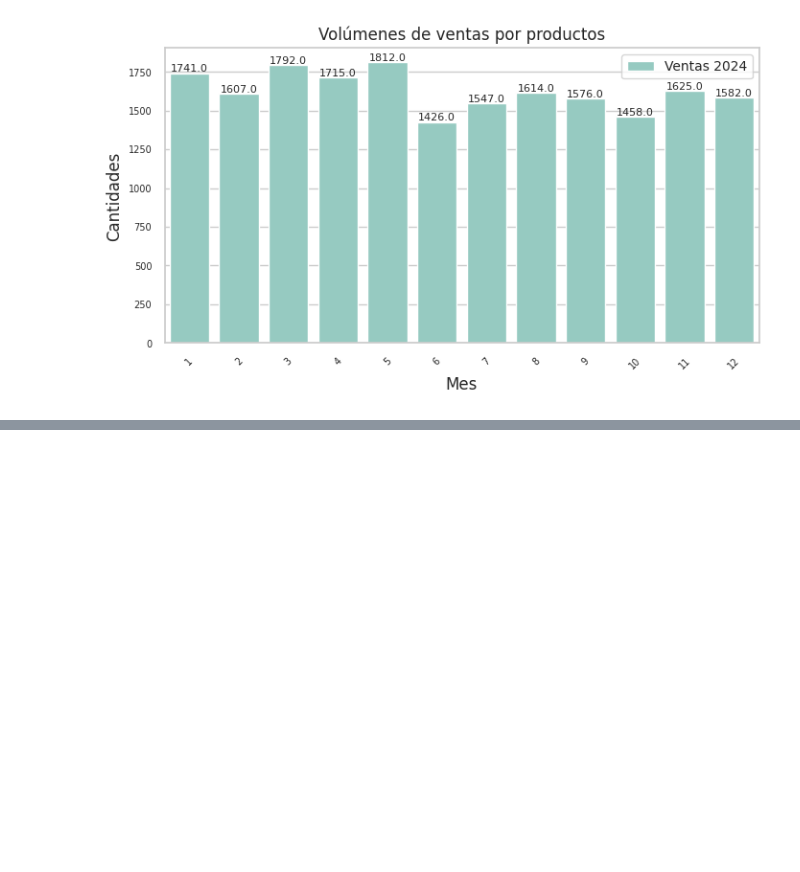
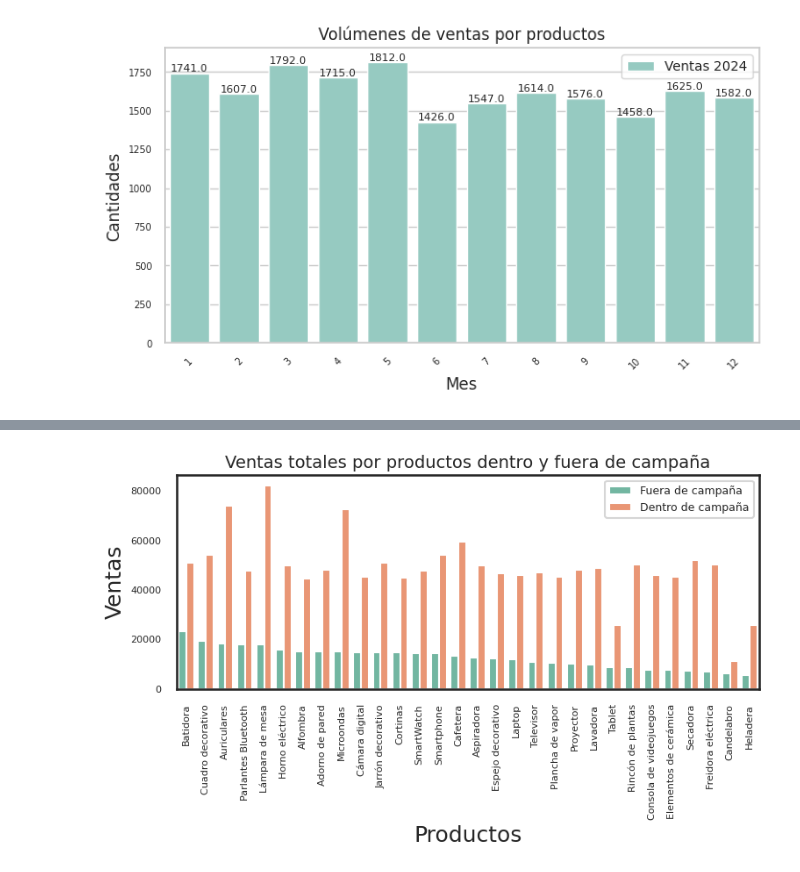
Before and after one commit to VictoriaGoldaraz/TT-2C2025-Data-Analitycs-Notebooks, a Jupyter notebook: Goldaraz,_María_Victoria_Comisión_C252613_TPI_Data_Analytics.ipynb, the cells around one changed output, grey strips where cells are left out. Cells and saved outputs as stored; diff of their text form; code cells hidden in the pictures; blank space fills up the shorter version.

```diff
--- a/Goldaraz,_María_Victoria_Comisión_C252613_TPI_Data_Analytics.ipynb
+++ b/Goldaraz,_María_Victoria_Comisión_C252613_TPI_Data_Analytics.ipynb
@@ -943,0 +1059,5 @@ plt.show()
+# %%
+ # Unimos ambos DF
+ventas_con_sin_marketing = pd.merge(ventas_con_marketing_final, ventas_sin_marketing_final, on="producto", how="inner")
+ventas_con_sin_marketing = ventas_con_sin_marketing.sort_values(by=["ventas_producto_cm"], ascending=False)
+ventas_con_sin_marketing.head()
@@ -943,0 +1071,8 @@ plt.show()
+# %%
+# Transformar a formato largo para crear gráfico
+df_long = ventas_con_sin_marketing[["producto","ventas_producto_cm", "ventas_producto_sm"]]
+df_long = df_long.melt(id_vars="producto",
+                        var_name="modalidad",
+                        value_name="valores")
+
+df_long.head()
@@ -943,0 +1086,38 @@ plt.show()
+# %%
+# Estilo y paleta
+sns.set_theme(
+    style="white",
+    context="talk",
+    palette="Set2"
+)
+
+# Ajustamos el lienzo
+plt.figure(figsize=(8,5))
+
+# Graficamos
+sns.barplot(data=df_long, x="producto", y="valores", hue="modalidad", width=0.8)
+# sns.barplot(data=df_long, x="Trimestre", y="Ventas", hue="Producto", width=0.8) Invertimos Productos por Trimestre
+
+
+# Ticks (valores de eje)
+plt.xticks(rotation=90, fontsize=8)
+plt.yticks(fontsize=8)
+
+# Ajustes de título y ejes
+plt.title('Ventas totales por productos dentro y fuera de campaña', fontsize=14)
+plt.xlabel('Productos')
+plt.ylabel('Ventas')
+
+# Obtener handles (cuadritos de color) y labels originales del gráfico
+handles, labels = plt.gca().get_legend_handles_labels()
+
+# Reemplazar solo los textos de la leyenda, manteniendo colores
+plt.legend(
+    handles,
+    ["Fuera de campaña", "Dentro de campaña"],
+    fontsize=9,
+    title_fontsize=10
+)
+plt.tight_layout()
+# %% [output]
+[figure, added]
```
Also changed, not shown: parts of 11 cells of this notebook.
